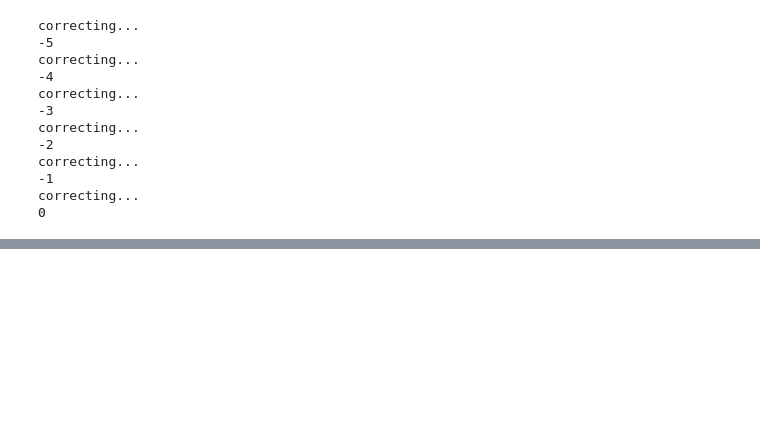
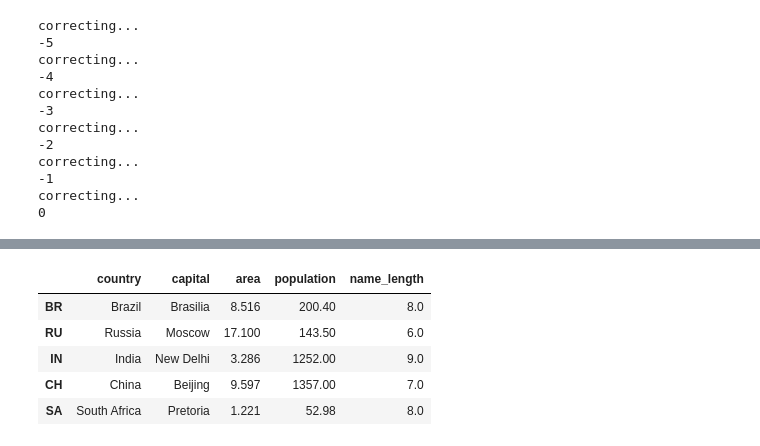
Before and after one commit to srinivasaraoml1/ML_simandi, a Jupyter notebook: Python.ipynb, the cells around one changed output, grey strips where cells are left out. Drawn from its saved outputs; the diff is of its cells as text; code cells hidden in the pictures; blank space fills up the shorter version.

```diff
--- a/Python.ipynb
+++ b/Python.ipynb
@@ -770,0 +882,17 @@ FOR LOOP
+# %%
+# Iterating over pandas DataFrames & adding data as per our requirement
+
+import pandas as pd
+
+brics = pd.read_csv("./data/pandas/brics.csv", index_col = 0)
+
+for label, row in brics.iterrows():
+    brics.loc[label, "name_length"] = len(row["capital"])
+brics
+# %% [output]
+|  | country | capital | area | population | name_length |
+| BR | Brazil | Brasilia | 8.516 | 200.40 | 8.0 |
+| RU | Russia | Moscow | 17.100 | 143.50 | 6.0 |
+| IN | India | New Delhi | 3.286 | 1252.00 | 9.0 |
+| CH | China | Beijing | 9.597 | 1357.00 | 7.0 |
+| SA | South Africa | Pretoria | 1.221 | 52.98 | 8.0 |
```
Also changed, not shown: parts of 16 cells of this notebook.
